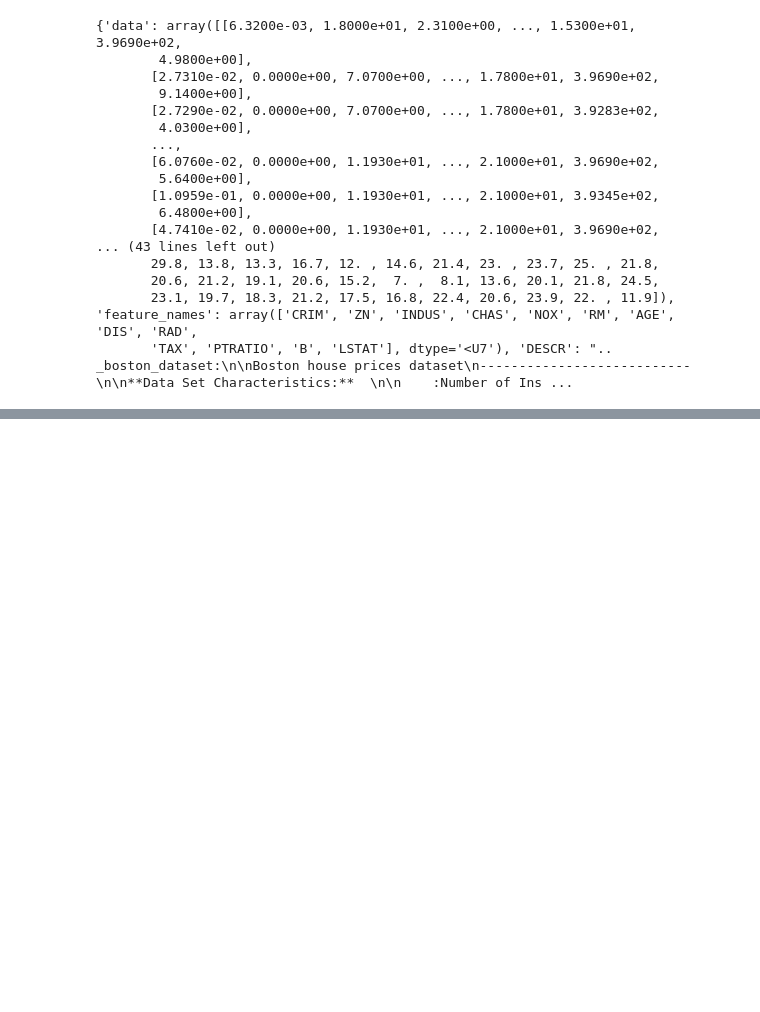
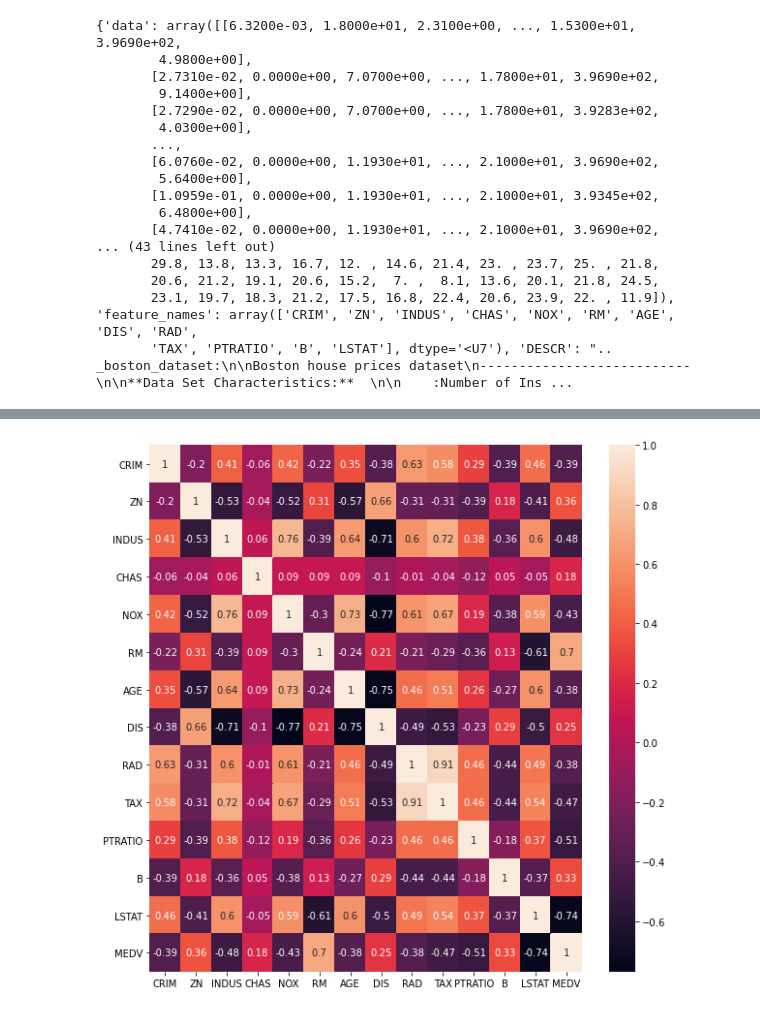
Before and after one commit to itswagi/Boston-Housing-Dataset-ML-Project, a Jupyter notebook: bostonhousepriceML.ipynb, the cells around one changed output, grey strips where cells are left out. Cells and saved outputs as stored; diff of their text form; code cells hidden in the pictures; blank space fills up the shorter version.

```diff
--- a/bostonhousepriceML.ipynb
+++ b/bostonhousepriceML.ipynb
@@ -35,0 +222,3 @@ print(data_boston)
+# %%
+corr_matrix = dataset.corr().round(2)
+print(corr_matrix)
@@ -35,0 +243,6 @@ print(data_boston)
+# %%
+plt.figure(figsize=(10,10))
+sns.heatmap(data = corr_matrix, annot= True)
+plt.show()
+# %% [output]
+[figure, added]
```
Also changed, not shown: parts of 28 cells of this notebook.
